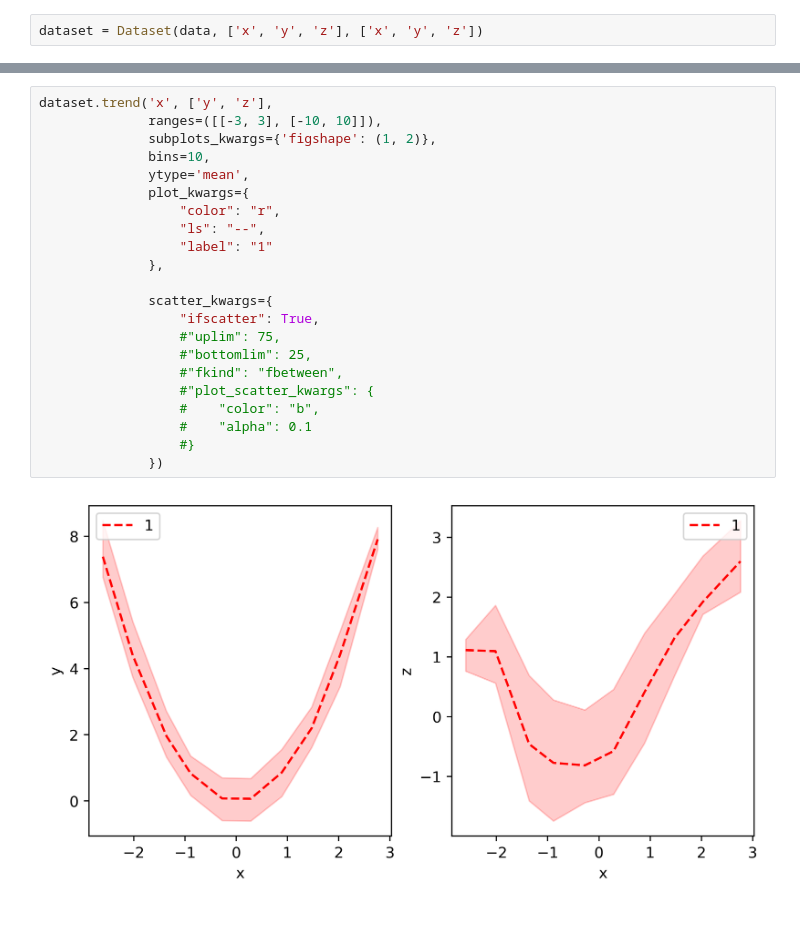
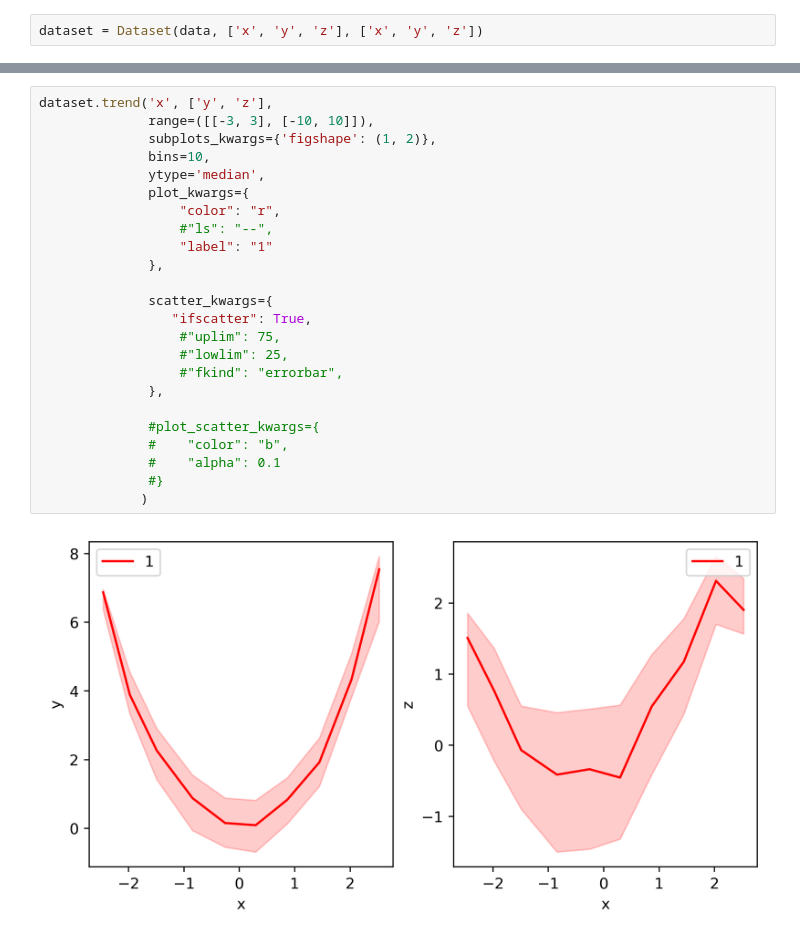
Before and after one commit to astro-jingtao/astro_statistics_assistant, a Jupyter notebook: example/trend_plot.ipynb, the cells around one changed output, grey strips where cells are left out. Cells and saved outputs as stored; diff of their text form.

```diff
--- a/example/trend_plot.ipynb
+++ b/example/trend_plot.ipynb
@@ -20,27 +20,29 @@ dataset.contour('x', ['y', 'z'], subplots_kwargs={'figshape': (1, 2)})
 # %%
 dataset.trend('x', ['y', 'z'],
-              ranges=([[-3, 3], [-10, 10]]),
+              range=([[-3, 3], [-10, 10]]),
               subplots_kwargs={'figshape': (1, 2)},
               bins=10,
-              ytype='mean',
+              ytype='median',
               plot_kwargs={
                   "color": "r",
-                  "ls": "--",
+                  #"ls": "--",
                   "label": "1"
               },
 
               scatter_kwargs={
-                  "ifscatter": True,
+                 "ifscatter": True,
                   #"uplim": 75,
-                  #"bottomlim": 25,
-                  #"fkind": "fbetween",
-                  #"plot_scatter_kwargs": {
-                  #    "color": "b",
-                  #    "alpha": 0.1
-                  #}
-              })
+                  #"lowlim": 25,
+                  #"fkind": "errorbar",
+              },
+
+              #plot_scatter_kwargs={
+              #    "color": "b",
+              #    "alpha": 0.1
+              #}
+             )
 # %% [output]
-[figure, old version]
+[figure, new version]
 # %%
 fig, axes = plt.subplots(1,2,figsize=(10,5))
 dataset.contour('x', ['y', 'z'], axes=axes)
```
Also changed, not shown: parts of 4 cells of this notebook, 1 other file.
